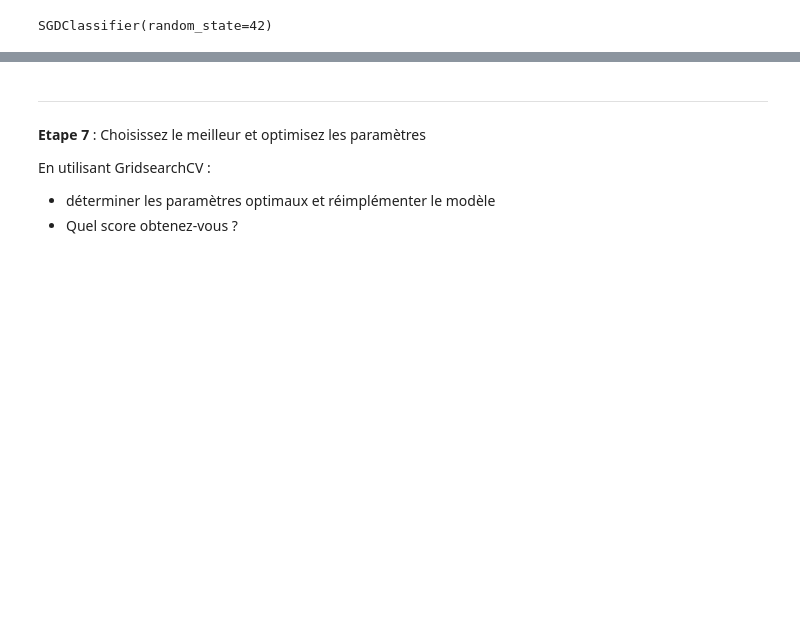
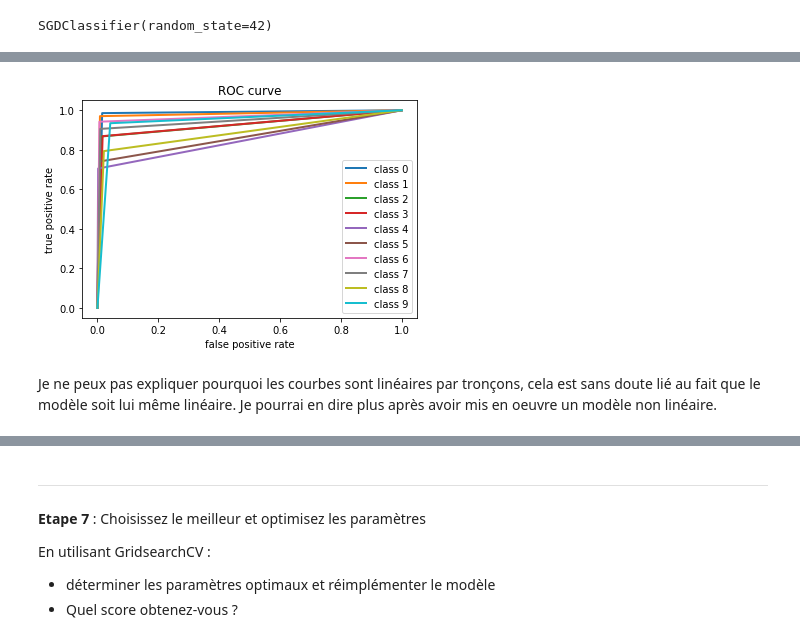
Before and after one commit to ericbertrand8686/Poste, a Jupyter notebook: Brief_poste.ipynb, the cells around one changed output, grey strips where cells are left out. Saved outputs shown, nothing was run; the diff lists cells and outputs as text; code cells hidden in the pictures; blank space fills up the shorter version.

```diff
--- a/Brief_poste.ipynb
+++ b/Brief_poste.ipynb
@@ -363 +441,19 @@ plt.show()
+# %%
+# roc curve
+fpr = {}
+tpr = {}
+
+for i in range(n_classes):
+    fpr[i], tpr[i], _ = roc_curve(Y_test[:, i], Y_test_pred[:, i])
+    plt.plot(fpr[i], tpr[i], lw=2, label='class {}'.format(i))
+
+plt.xlabel("false positive rate")
+plt.ylabel("true positive rate")
+plt.legend(loc="best")
+plt.title("ROC curve")
+plt.show()
+# %% [output]
+[figure, added]
+# %% [markdown]
+Je ne peux pas expliquer pourquoi les courbes sont linéaires par tronçons, cela est sans doute lié au fait que le modèle soit lui même linéaire. Je pourrai en dire plus après avoir mis en oeuvre un modèle non linéaire.
 # %%
```
Also changed, not shown: parts of 25 cells of this notebook.
